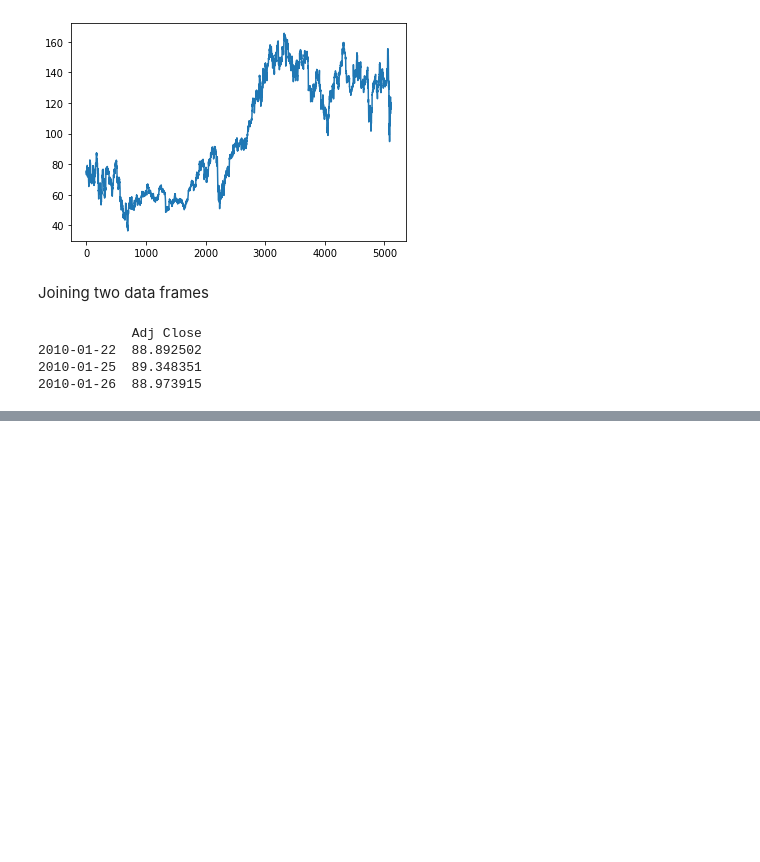
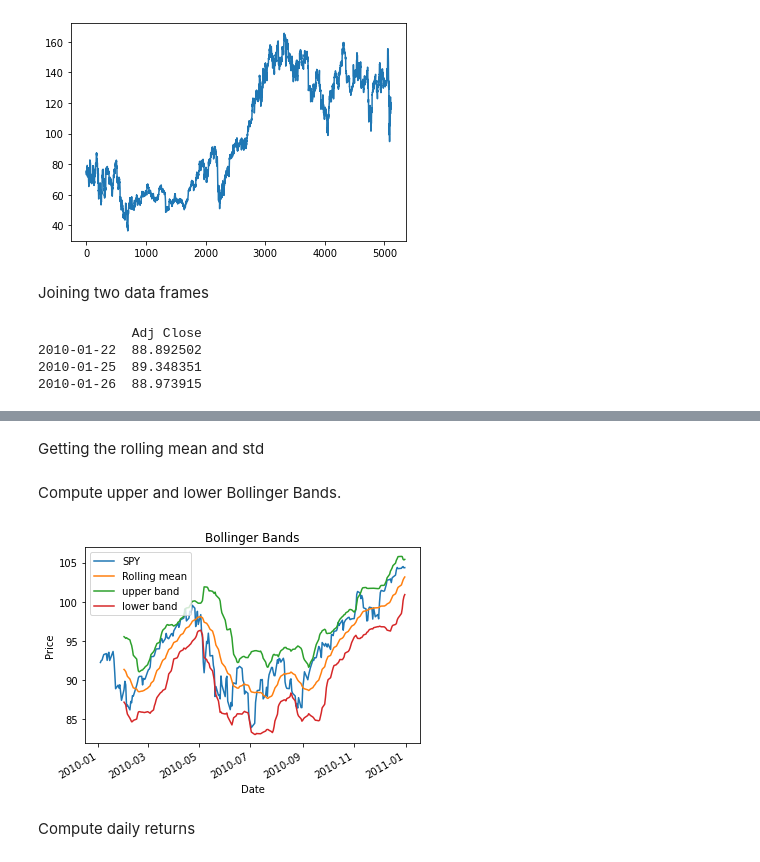
Before and after one commit to mjm522/ML4Trading_Udacity501, a Jupyter notebook: Intro to pandas.ipynb, the cells around one changed output, grey strips where cells are left out. Drawn from its saved outputs; the diff is of its cells as text; code cells hidden in the pictures; blank space fills up the shorter version.

```diff
--- a/Intro to pandas.ipynb
+++ b/Intro to pandas.ipynb
@@ -106,0 +266,41 @@ print(combine_symbols_spy(['GOOG', 'IBM', 'GLD']).head())
+# %% [markdown]
+Getting the rolling mean and std
+# %%
+def get_rolling_mean(values, window):
+    return values.rolling(window).mean()
+
+def get_rolling_std(values, window):
+    return values.rolling(window).std()
+# %% [markdown]
+Compute upper and lower Bollinger Bands.
+# %%
+def get_bollinger_bands(rm, rstd):
+    """Return upper and lower Bollinger Bands."""
+    upper_band = rm + 2*rstd
+    lower_band = rm - 2*rstd
+    return upper_band, lower_band
+# %%
+def plot_bollinger_band_symbol(df, symbol):
+    # Compute Bollinger Bands
+    # 1. Compute rolling mean
+    rm_SPY = get_rolling_mean(df[symbol], window=20)
+    # 2. Compute rolling standard deviation
+    rstd_SPY = get_rolling_std(df[symbol], window=20)
+    # 3. Compute upper and lower bands
+    upper_band, lower_band = get_bollinger_bands(rm_SPY, rstd_SPY)
+    # Plot raw SPY values, rolling mean and Bollinger Bands
+    ax = df[symbol].plot(title="Bollinger Bands", label=symbol)
+    rm_SPY.plot(label='Rolling mean', ax=ax)
+    upper_band.plot(label='upper band', ax=ax)
+    lower_band.plot(label='lower band', ax=ax)
+    # Add axis labels and legend
+    ax.set_xlabel("Date")
+    ax.set_ylabel("Price")
+    ax.legend(loc='upper left')
+    plt.show()
+# %%
+plot_bollinger_band_symbol(df, 'SPY')
+# %% [output]
+[figure, added]
+# %% [markdown]
+Compute daily returns
```
Also changed, not shown: parts of 52 cells of this notebook, 1 other file.
